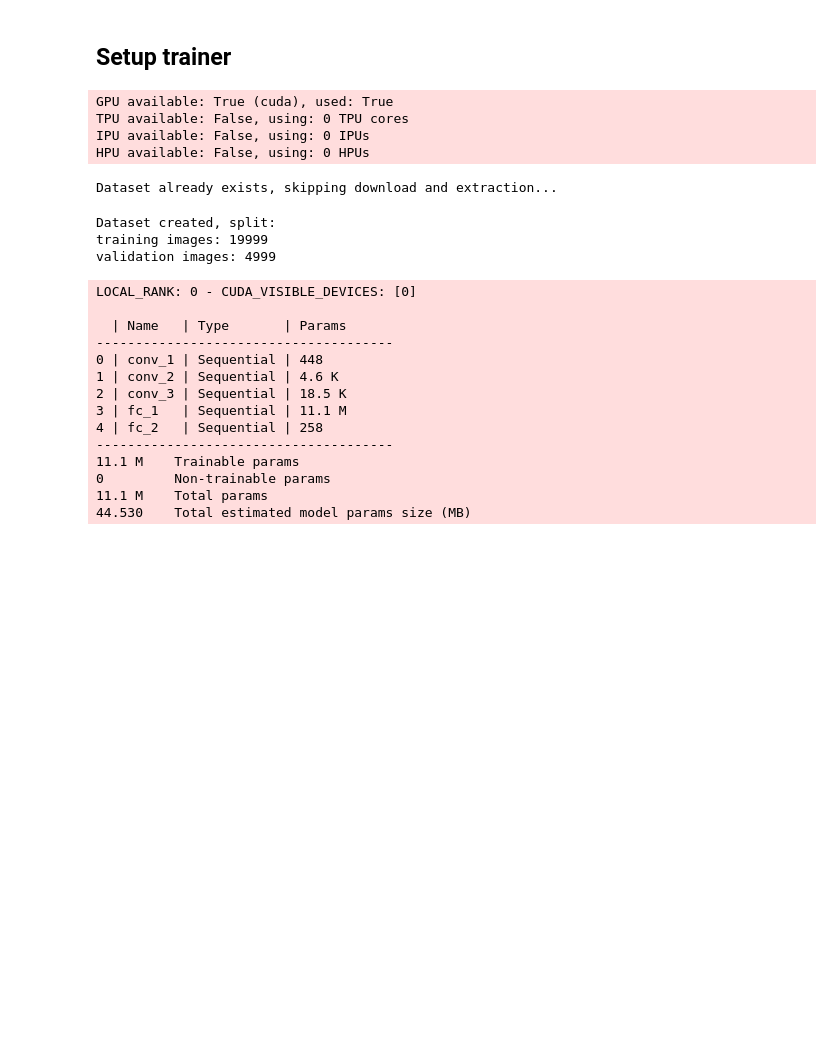
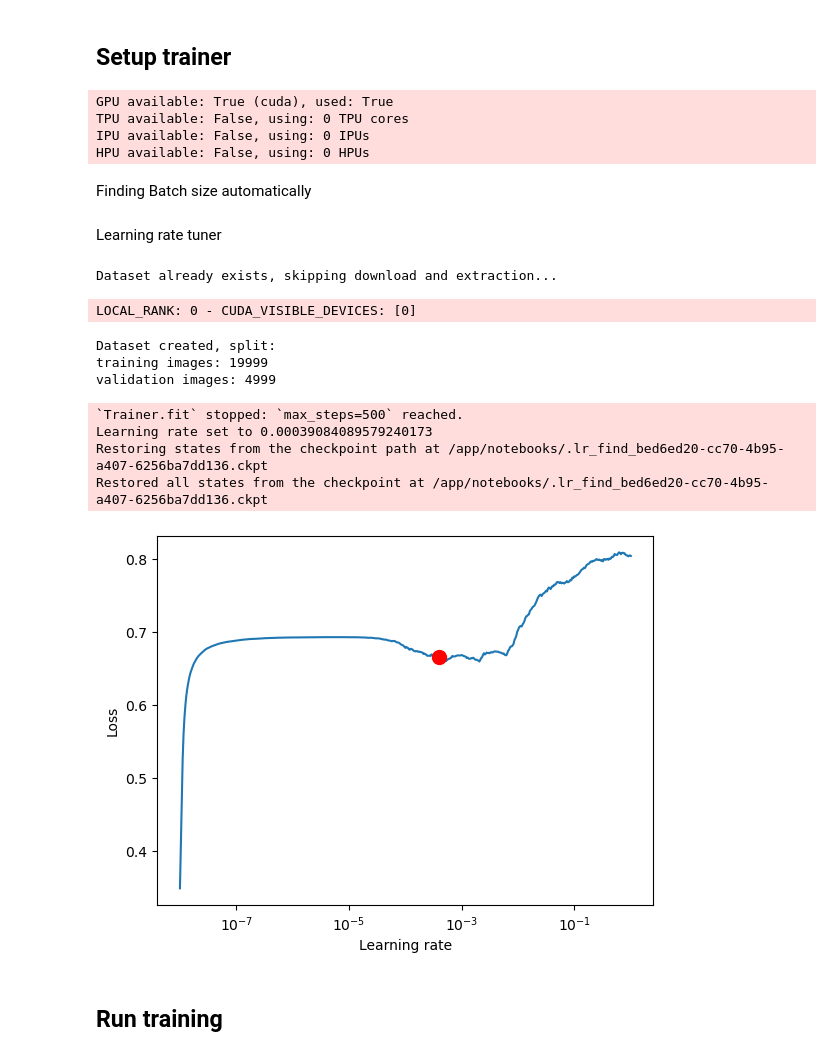
Before and after one commit to schms27/computer-vision, a Jupyter notebook: notebooks/34_pytorch_lightning.ipynb, the cells around one changed output. Saved outputs shown, nothing was run; the diff lists cells and outputs as text; code cells hidden in the pictures; blank space fills up the shorter version.

Commit message:
add lr and batch-size tuning

```diff
--- a/notebooks/34_pytorch_lightning.ipynb
+++ b/notebooks/34_pytorch_lightning.ipynb
@@ -27,7 +28,7 @@ class CatDogImageDataModule(pl.LightningDataModule):
     def __init__(self, dl_path='./tmp', batch_size = 32, num_workers=0, cache_dataset=True):
         super().__init__()
         self._dl_path = dl_path
-        self._batch_size = batch_size
+        self.batch_size = batch_size
         self._num_workers = num_workers
         self._cache_dataset = cache_dataset
 
@@ -59,6 +60,8 @@ class CatDogImageDataModule(pl.LightningDataModule):
     def prepare_data(self):
         """Download images and prepare images datasets."""
         url = 'https://download.microsoft.com/download/3/E/1/3E1C3F21-ECDB-4869-8368-6DEBA77B919F/kagglecatsanddogs_5340.zip'
+        if not os.path.exists(self.data_path):
+            os.makedirs(self.data_path)
         if len(os.listdir(self.data_path)) == 0:
             download_and_extract_archive(url=url, download_root=self._dl_path, remove_finished=not self._cache_dataset)
         else:
@@ -81,11 +84,11 @@ class CatDogImageDataModule(pl.LightningDataModule):
 
     def train_dataloader(self):
         #self.log.info("Training data loaded.")
-        return DataLoader(dataset=self.train_data, batch_size=self._batch_size, num_workers=self._num_workers, shuffle=True)
+        return DataLoader(dataset=self.train_data, batch_size=self.batch_size, num_workers=self._num_workers, shuffle=True)
 
     def val_dataloader(self):
         #log.info("Validation data loaded.")
-        return DataLoader(dataset=self.val_data, batch_size=self._batch_size, num_workers=self._num_workers, shuffle=False)
+        return DataLoader(dataset=self.val_data, batch_size=self.batch_size, num_workers=self._num_workers, shuffle=False)
 
     def _is_image_valid(self, image_path):
         try:
@@ -94,5 +97,5 @@ class CatDogImageDataModule(pl.LightningDataModule):
         except:
             return False
 # %%
-dm = CatDogImageDataModule(num_workers=16) #
+dm = CatDogImageDataModule(num_workers=16, batch_size=128)
 # %%
@@ -103,8 +106,10 @@ dm = CatDogImageDataModule(num_workers=16) #
 ## Build Lightning Model
 # %%
 class SimpleCNN(pl.LightningModule):
-    def __init__(self):
+    def __init__(self, lr=0.02):
         super().__init__()
+
+        self.lr = lr
 
         self.conv_1 = nn.Sequential(nn.Conv2d(3, 16, 3), nn.ReLU(), nn.MaxPool2d(2,2))
         self.conv_2 = nn.Sequential(nn.Conv2d(16, 32, 3), nn.ReLU(), nn.MaxPool2d(2,2))
@@ -131,7 +136,7 @@ class SimpleCNN(pl.LightningModule):
         self.log('val_loss', val_loss)
 
     def configure_optimizers(self):
-        return torch.optim.Adam(self.parameters(), lr=0.02)
+        return torch.optim.Adam(self.parameters(), lr=self.lr)
 
     def forward(self, x):
         x = self.conv_1(x)
@@ -149,28 +154,10 @@ model = SimpleCNN()
 ## Setup trainer
 # %%
 trainer = pl.Trainer(max_epochs=20)
-
-trainer.fit(model, datamodule=dm)
 # %% [output]
 GPU available: True (cuda), used: True
 TPU available: False, using: 0 TPU cores
 IPU available: False, using: 0 IPUs
 HPU available: False, using: 0 HPUs
-Dataset already exists, skipping download and extraction...
-Dataset created, split:
-training images: 19999
-validation images: 4999
-LOCAL_RANK: 0 - CUDA_VISIBLE_DEVICES: [0]
-
-  | Name   | Type       | Params
---------------------------------------
-0 | conv_1 | Sequential | 448
-1 | conv_2 | Sequential | 4.6 K
-2 | conv_3 | Sequential | 18.5 K
-3 | fc_1   | Sequential | 11.1 M
-4 | fc_2   | Sequential | 258
---------------------------------------
-11.1 M    Trainable params
-0         Non-trainable params
-11.1 M    Total params
-44.530    Total estimated model params size (MB)
+# %% [markdown]
+Finding Batch size automatically
@@ -176,0 +169,22 @@ LOCAL_RANK: 0 - CUDA_VISIBLE_DEVICES: [0]
+# %% [markdown]
+Learning rate tuner
+# %%
+tuner = Tuner(trainer)
+
+# Auto-scale batch size by growing it exponentially (default)
+lr_finder = tuner.lr_find(model, mode="exponential", datamodule=dm, num_training=500)
+fig = lr_finder.plot(suggest=True)
+fig.show()
+# %% [output]
+Dataset already exists, skipping download and extraction...
+LOCAL_RANK: 0 - CUDA_VISIBLE_DEVICES: [0]
+Dataset created, split:
+training images: 19999
+validation images: 4999
+`Trainer.fit` stopped: `max_steps=500` reached.
+Learning rate set to 0.00039084089579240173
+Restoring states from the checkpoint path at /app/notebooks/.lr_find_bed6ed20-cc70-4b95-a407-6256ba7dd136.ckpt
+Restored all states from the checkpoint at /app/notebooks/.lr_find_bed6ed20-cc70-4b95-a407-6256ba7dd136.ckpt
+[figure, added]
+# %% [markdown]
+## Run training
```
Also changed, not shown: parts of 7 cells of this notebook.
